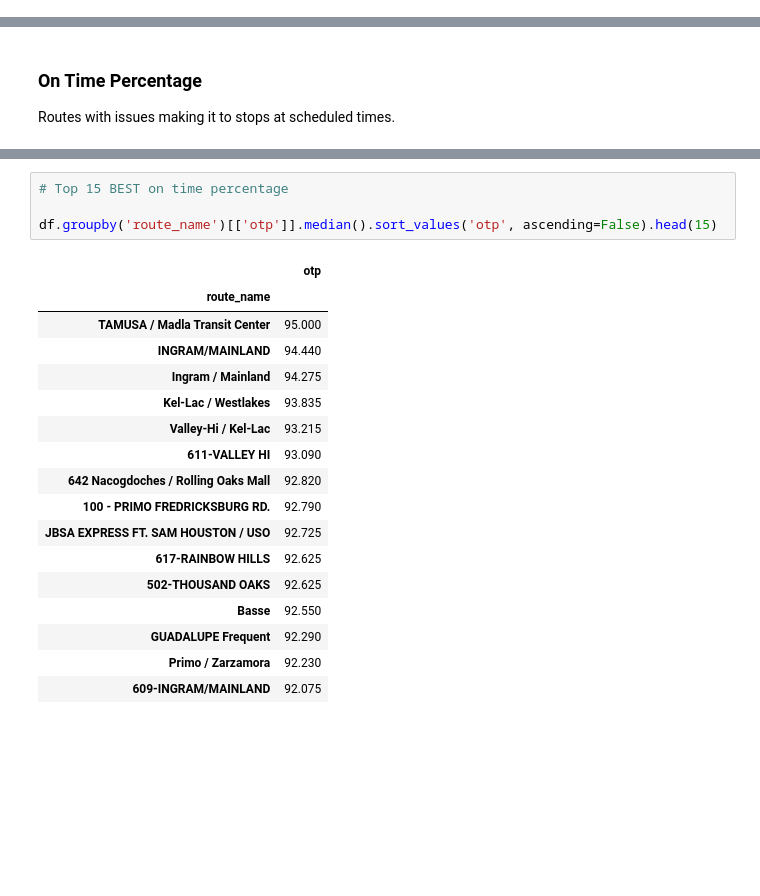
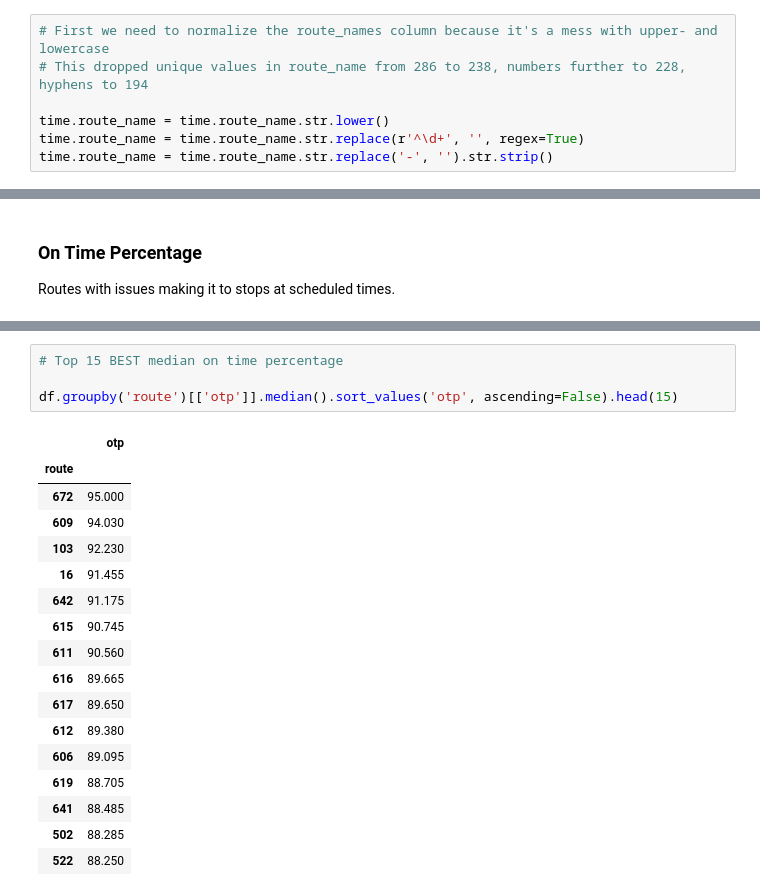
Before and after one commit to faithkane3/numpy_exercises, a Jupyter notebook: via_time.ipynb, the cells around one changed output, grey strips where cells are left out. Saved outputs shown, nothing was run; the diff lists cells and outputs as text; blank space fills up the shorter version.

```diff
--- a/via_time.ipynb
+++ b/via_time.ipynb
@@ -151,3 +151,10 @@ plt.show()
 [figure]
 # %% [markdown]
 ### Unique Values in Columns
+# %%
+# First we need to normalize the route_names column because it's a mess with upper- and lowercase
+# This dropped unique values in route_name from 286 to 238, numbers further to 228, hyphens to 194
+
+time.route_name = time.route_name.str.lower()
+time.route_name = time.route_name.str.replace(r'^\d+', '', regex=True)
+time.route_name = time.route_name.str.replace('-', '').str.strip()
@@ -346,22 +397,22 @@ df.head(1)
 # %%
-# Top 15 BEST on time percentage
+# Top 15 BEST median on time percentage
 
-df.groupby('route_name')[['otp']].median().sort_values('otp', ascending=False).head(15)
+df.groupby('route')[['otp']].median().sort_values('otp', ascending=False).head(15)
 # %% [output]
 |  | otp |
-| route_name |  |
-| TAMUSA / Madla Transit Center | 95.000 |
-| INGRAM/MAINLAND | 94.440 |
-| Ingram / Mainland | 94.275 |
-| Kel-Lac / Westlakes | 93.835 |
-| Valley-Hi / Kel-Lac | 93.215 |
-| 611-VALLEY HI | 93.090 |
-| 642 Nacogdoches / Rolling Oaks Mall | 92.820 |
-| 100 - PRIMO FREDRICKSBURG RD. | 92.790 |
-| JBSA EXPRESS FT. SAM HOUSTON / USO | 92.725 |
-| 617-RAINBOW HILLS | 92.625 |
-| 502-THOUSAND OAKS | 92.625 |
-| Basse | 92.550 |
-| GUADALUPE Frequent | 92.290 |
-| Primo / Zarzamora | 92.230 |
-| 609-INGRAM/MAINLAND | 92.075 |
+| route |  |
+| 672 | 95.000 |
+| 609 | 94.030 |
+| 103 | 92.230 |
+| 16 | 91.455 |
+| 642 | 91.175 |
+| 615 | 90.745 |
+| 611 | 90.560 |
+| 616 | 89.665 |
+| 617 | 89.650 |
+| 612 | 89.380 |
+| 606 | 89.095 |
+| 619 | 88.705 |
+| 641 | 88.485 |
+| 502 | 88.285 |
+| 522 | 88.250 |
```
Also changed, not shown: parts of 21 cells of this notebook.
